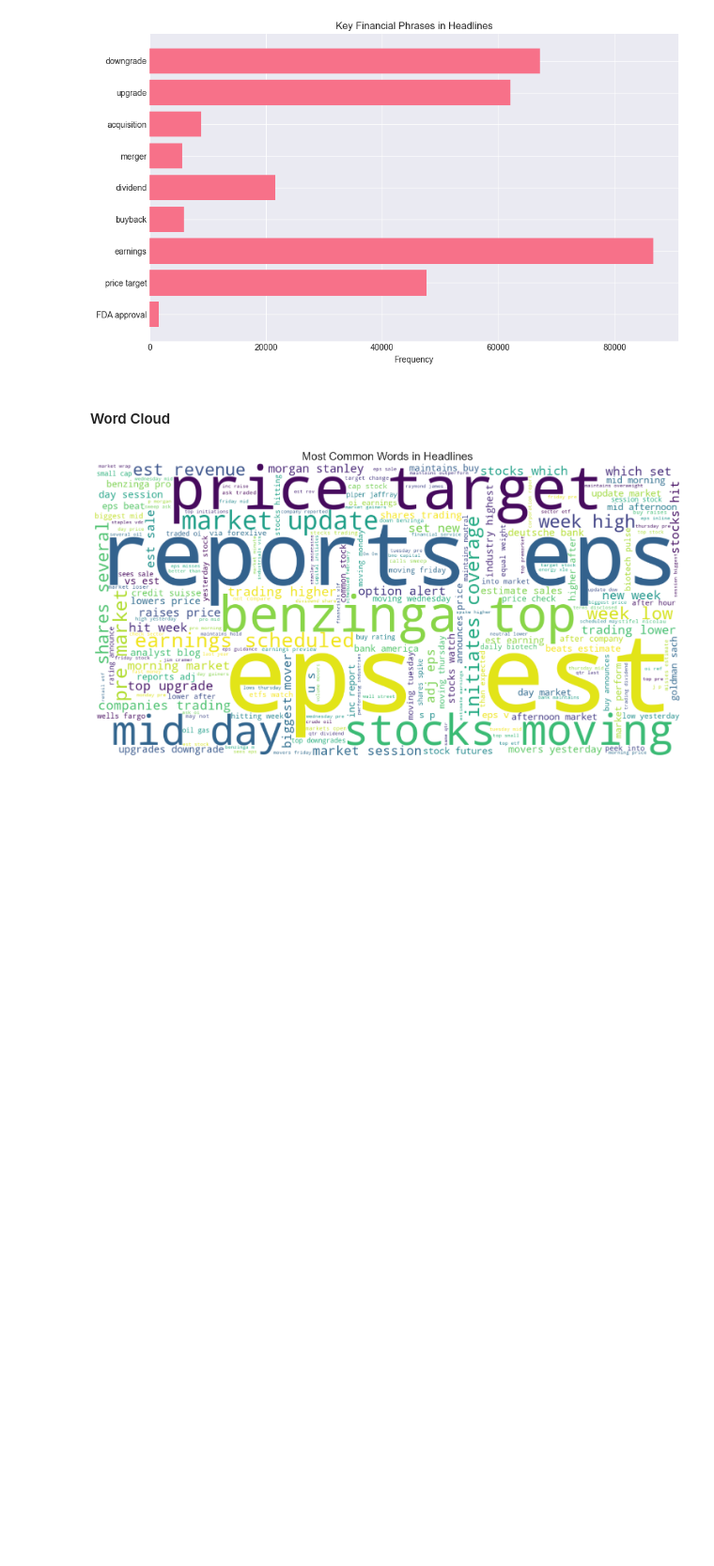
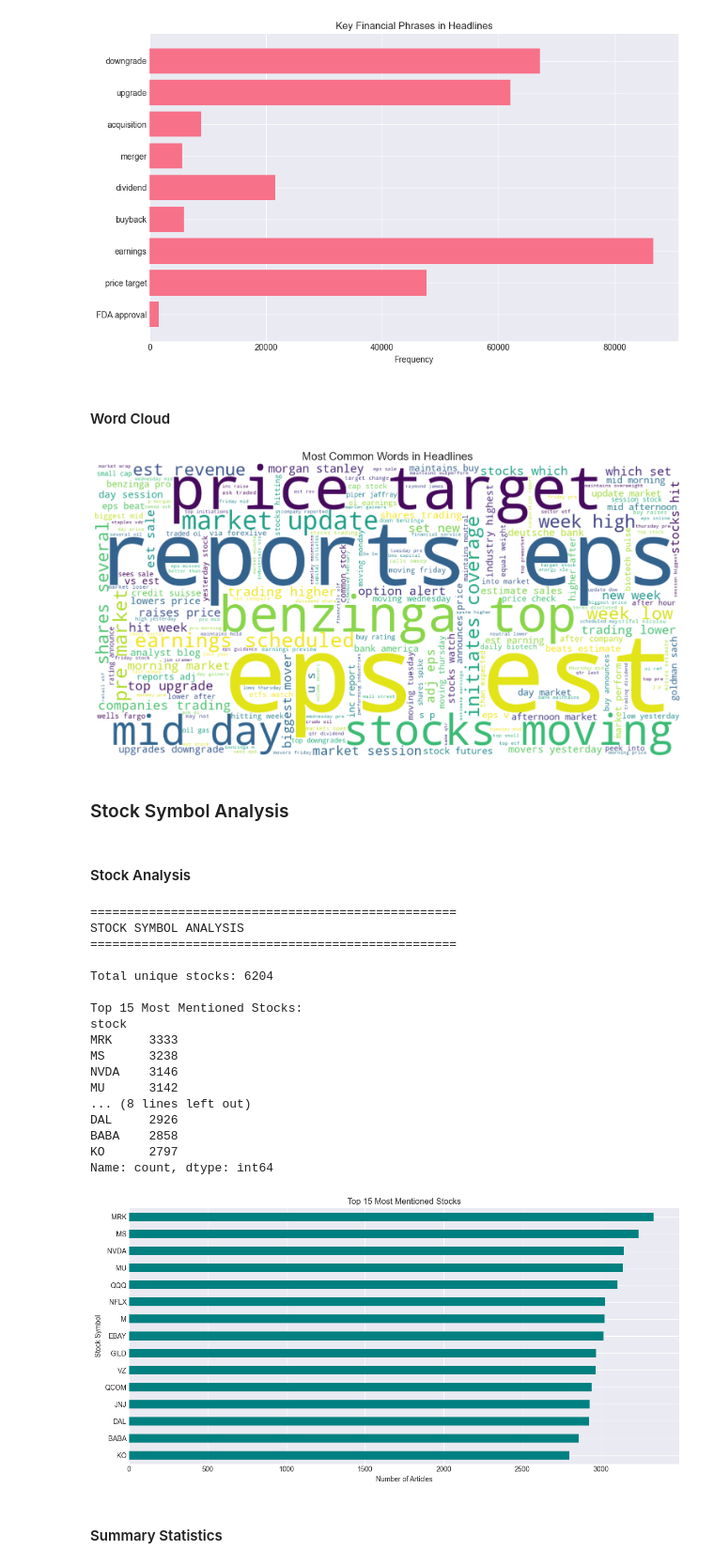
Before and after one commit to HermonaDev/financial-sentiment-challenge-week1, a Jupyter notebook: notebooks/01_initial_eda_analysis.ipynb, the cells around one changed output. Shown at 94% size. Cells and saved outputs as stored; diff of their text form; code cells hidden in the pictures; blank space fills up the shorter version.

Commit message:
feat: add stock symbol analysis and EDA summary

```diff
--- a/notebooks/01_initial_eda_analysis.ipynb
+++ b/notebooks/01_initial_eda_analysis.ipynb
@@ -421,3 +421,48 @@ except ImportError:
     print("WordCloud not installed. Skipping visualization.")
 # %% [output]
 [figure]
+# %% [markdown]
+### Stock Symbol Analysis
+# %% [markdown]
+#### Stock Analysis
+# %%
+# Analyze stock symbols
+print("=" * 50)
+print("STOCK SYMBOL ANALYSIS")
+print("=" * 50)
+
+stock_counts = df['stock'].value_counts()
+print(f"\nTotal unique stocks: {df['stock'].nunique()}")
+print(f"\nTop 15 Most Mentioned Stocks:")
+print(stock_counts.head(15))
+
+# Visualize
+plt.figure(figsize=(12, 6))
+stock_counts.head(15).plot(kind='barh', color='teal')
+plt.xlabel('Number of Articles')
+plt.ylabel('Stock Symbol')
+plt.title('Top 15 Most Mentioned Stocks')
+plt.gca().invert_yaxis()
+plt.tight_layout()
+plt.show()
+# %% [output]
+==================================================
+STOCK SYMBOL ANALYSIS
+==================================================
+
+Total unique stocks: 6204
+
+Top 15 Most Mentioned Stocks:
+stock
+MRK     3333
+MS      3238
+NVDA    3146
+MU      3142
+... (8 lines left out)
+DAL     2926
+BABA    2858
+KO      2797
+Name: count, dtype: int64
+[figure, added]
+# %% [markdown]
+#### Summary Statistics
```
Also changed, not shown: parts of 1 cell of this notebook.
